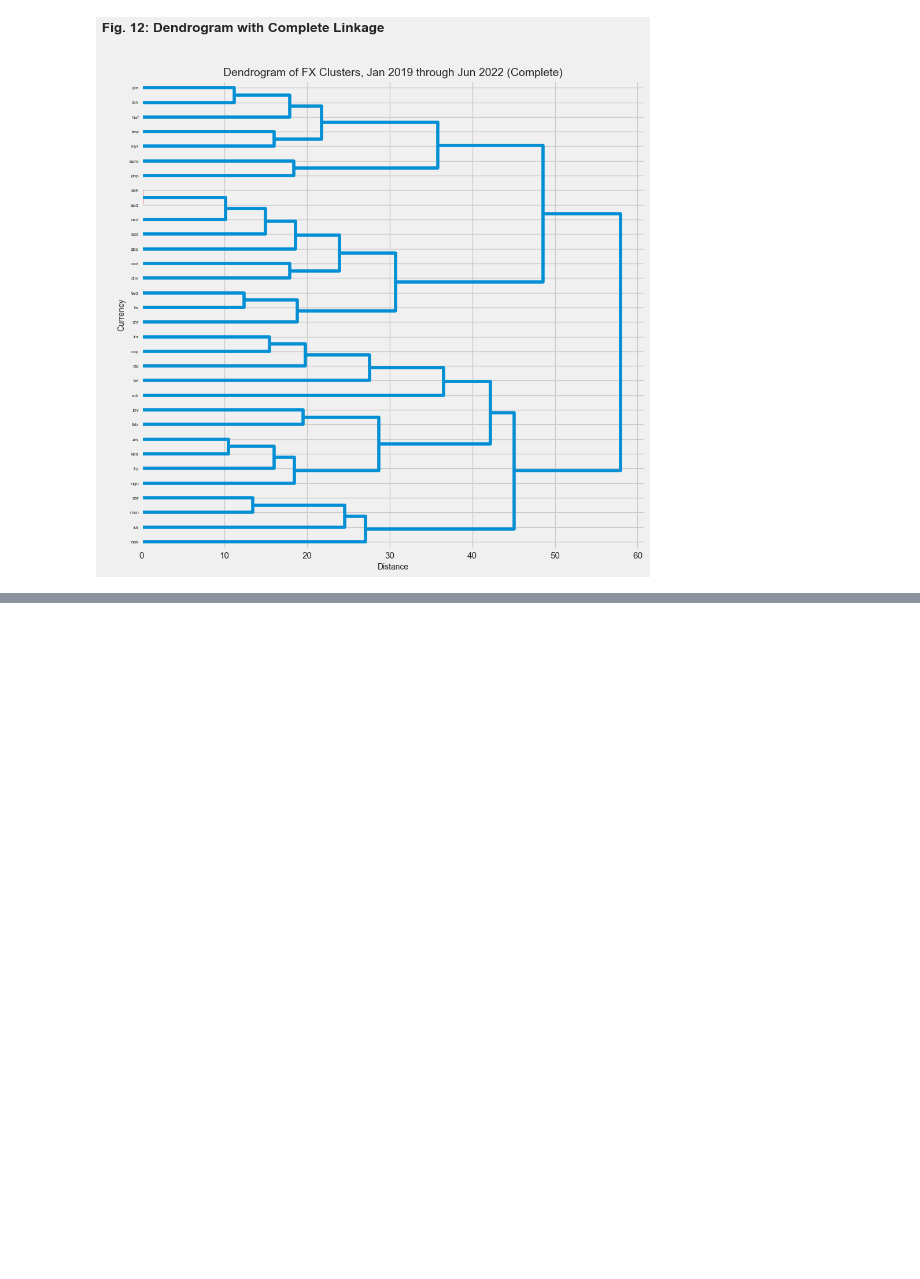
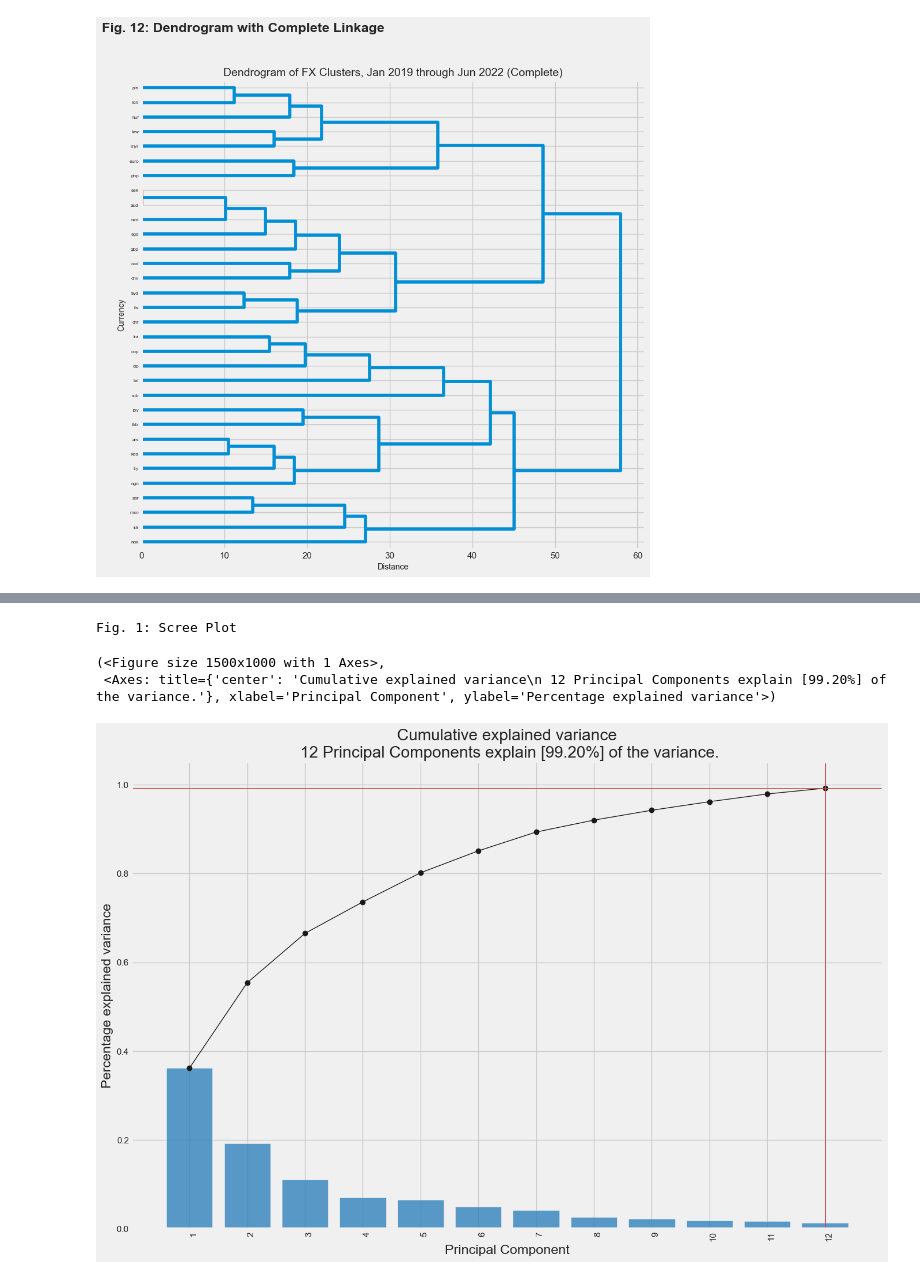
Before and after one commit to adevrent/WQU_DP, a Jupyter notebook: WQU_ML/M2.ipynb, the cells around one changed output, grey strips where cells are left out. Saved outputs shown, nothing was run; the diff lists cells and outputs as text; code cells hidden in the pictures; blank space fills up the shorter version.

```diff
--- a/WQU_ML/M2.ipynb
+++ b/WQU_ML/M2.ipynb
@@ -1311,0 +1410,18 @@ plt.show()
+# %%
+import matplotlib.pyplot as plt
+import numpy as np
+import pandas as pd
+from pca import pca
+
+# Dataset
+from sklearn.datasets import load_wine
+
+# Load dataset
+data = load_wine()
+X = data.data
+y = data.target
+labels = data.feature_names
+# Make dataframe
+df = pd.DataFrame(data=X, columns=labels, index=y)
+
+df.head()
@@ -1311,0 +1435,6 @@ plt.show()
+# %%
+# Initialize with normalization
+model = pca(normalize=True, n_components=None)
+
+# Fit transform with dataframe
+out = model.fit_transform(df)
@@ -1311,0 +1453,9 @@ plt.show()
+# %%
+# Scree plot with explained variance
+print("\033[1m" + "Fig. 1: Scree Plot" + "\033[0m")
+model.plot()
+# %% [output]
+Fig. 1: Scree Plot
+(<Figure size 1500x1000 with 1 Axes>,
+ <Axes: title={'center': 'Cumulative explained variance\n 12 Principal Components explain [99.20%] of the variance.'}, xlabel='Principal Component', ylabel='Percentage explained variance'>)
+[figure, added]
```
Also changed, not shown: parts of 23 cells of this notebook.
